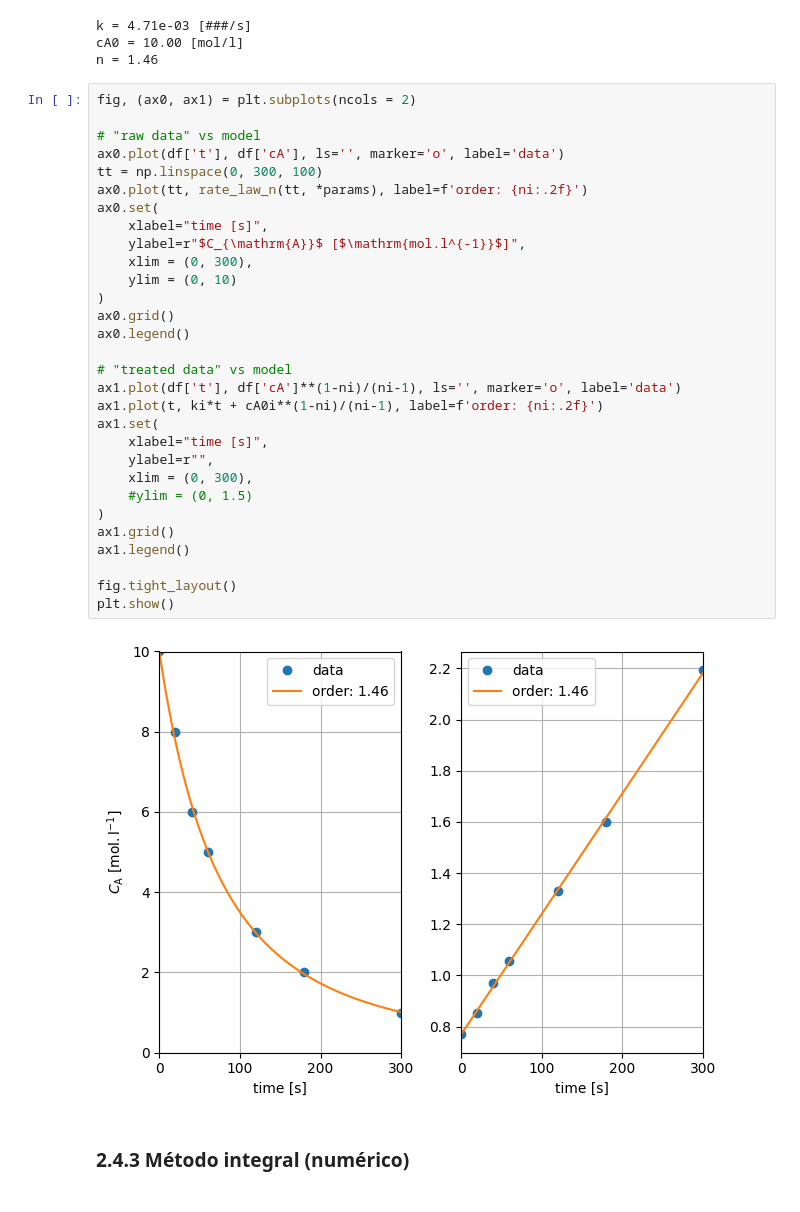
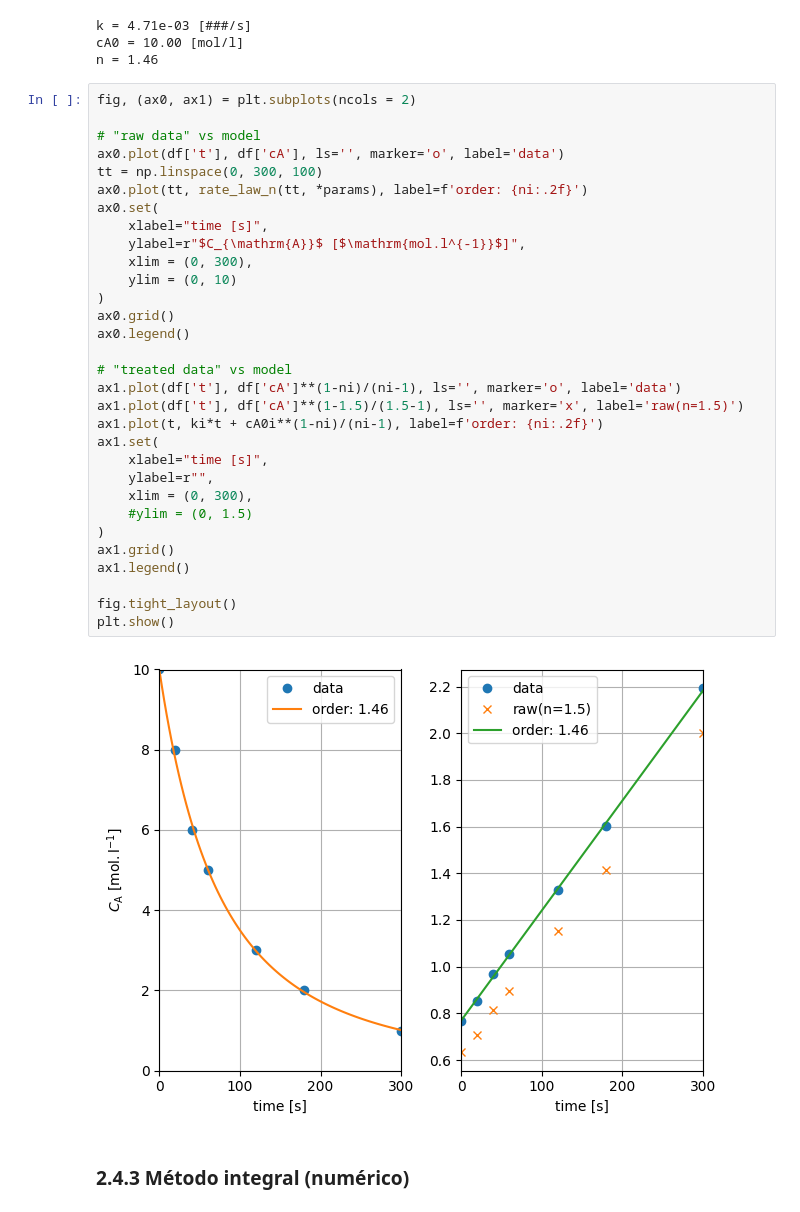
Before and after one commit to eicastroc/Kin_Cinvestav_IngMetalurgica, a Jupyter notebook: 02_Balances_VelocidadDeReaccion/02a_velocidadReaccion.ipynb, the cells around one changed output. Saved outputs shown, nothing was run; the diff lists cells and outputs as text.

```diff
--- a/02_Balances_VelocidadDeReaccion/02a_velocidadReaccion.ipynb
+++ b/02_Balances_VelocidadDeReaccion/02a_velocidadReaccion.ipynb
@@ -336,34 +336,35 @@ n = 1.46
 fig, (ax0, ax1) = plt.subplots(ncols = 2)
 
 # "raw data" vs model
 ax0.plot(df['t'], df['cA'], ls='', marker='o', label='data')
 tt = np.linspace(0, 300, 100)
 ax0.plot(tt, rate_law_n(tt, *params), label=f'order: {ni:.2f}')
 ax0.set(
     xlabel="time [s]",
     ylabel=r"$C_{\mathrm{A}}$ [$\mathrm{mol.l^{-1}}$]",
     xlim = (0, 300),
     ylim = (0, 10)
 )
 ax0.grid()
 ax0.legend()
 
 # "treated data" vs model
 ax1.plot(df['t'], df['cA']**(1-ni)/(ni-1), ls='', marker='o', label='data')
+ax1.plot(df['t'], df['cA']**(1-1.5)/(1.5-1), ls='', marker='x', label='raw(n=1.5)')
 ax1.plot(t, ki*t + cA0i**(1-ni)/(ni-1), label=f'order: {ni:.2f}')
 ax1.set(
     xlabel="time [s]",
     ylabel=r"",
     xlim = (0, 300),
     #ylim = (0, 1.5)
 )
 ax1.grid()
 ax1.legend()
 
 fig.tight_layout()
 plt.show()
 # %% [output]
-[figure, old version]
+[figure, new version]
 # %% [markdown]
 ### 2.4.3 Método integral (numérico)
 # %% [markdown]
```
Also changed, not shown: 4 other files.
